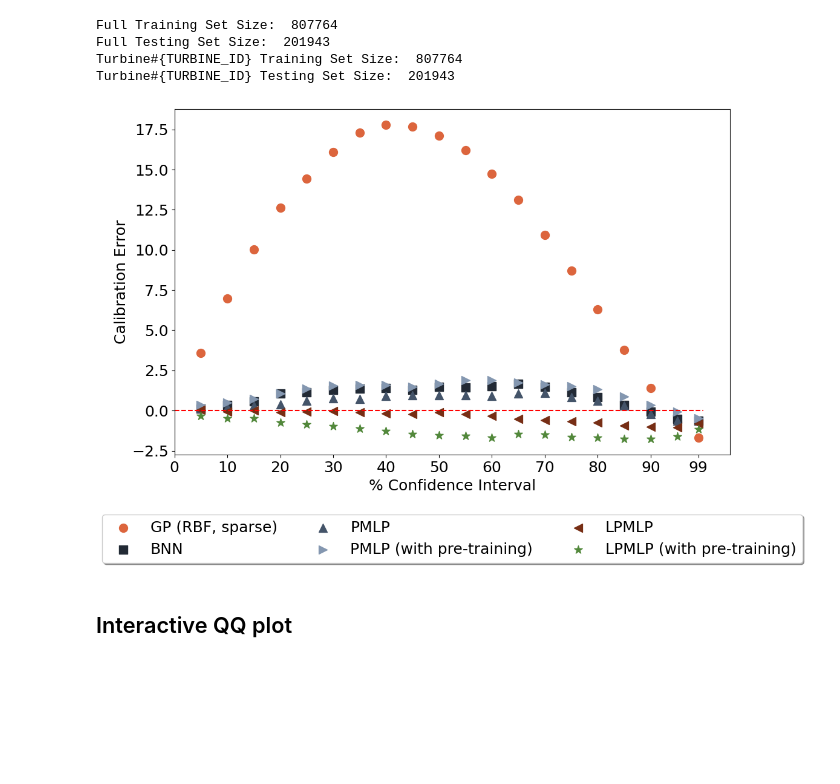
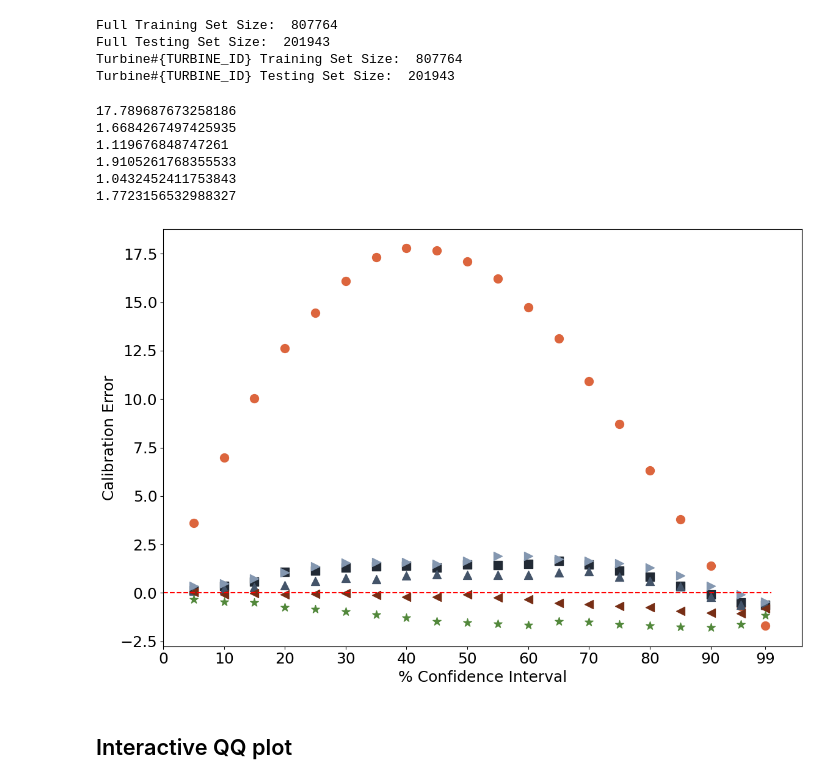
Before and after one commit to filofiocchi02/fyp, a Jupyter notebook: plots.ipynb, the cells around one changed output. Saved outputs shown, nothing was run; the diff lists cells and outputs as text; code cells hidden in the pictures; blank space fills up the shorter version.

```diff
--- a/plots.ipynb
+++ b/plots.ipynb
@@ -159,9 +160,15 @@ titles = ["GP (RBF, sparse)",
             "LPMLP",
             "LPMLP (with pre-training)"]
 # %%
-plot_calibration_errors(y_test_pred_list, y_test_std_list, y_test_list, bins=20, titles=titles)
+plot_calibration_errors(y_test_pred_list, y_test_std_list, y_test_list, bins=20, titles=titles, save_path="figures/summary.pdf")
 # %% [output]
+17.789687673258186
+1.6684267497425935
+1.119676848747261
+1.9105261768355533
+1.0432452411753843
+1.7723156532988327
-[figure, old version]
+[figure, new version]
 # %% [markdown]
 ## Interactive QQ plot
 # %%
```
Also changed, not shown: parts of 7 cells of this notebook, 6 other files.
